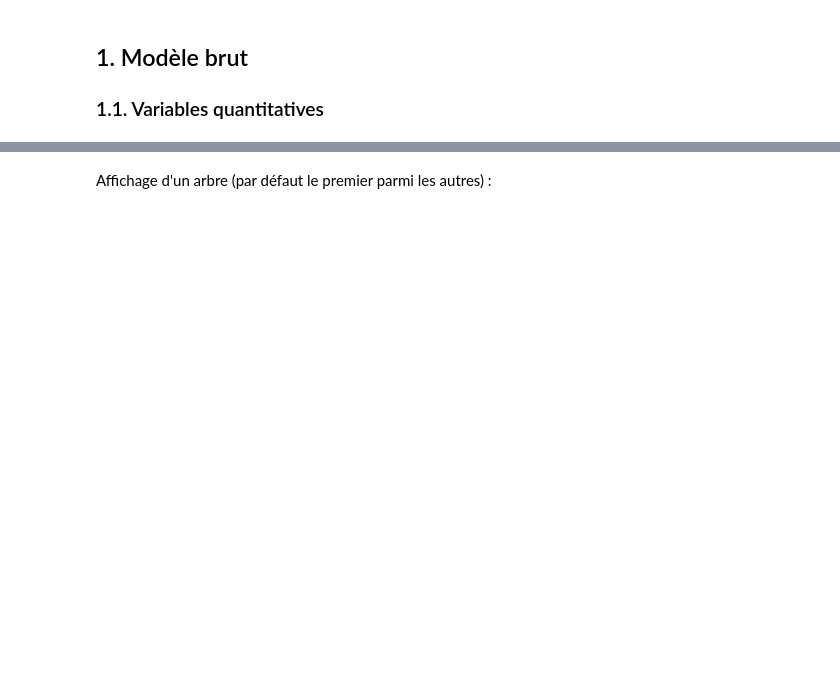
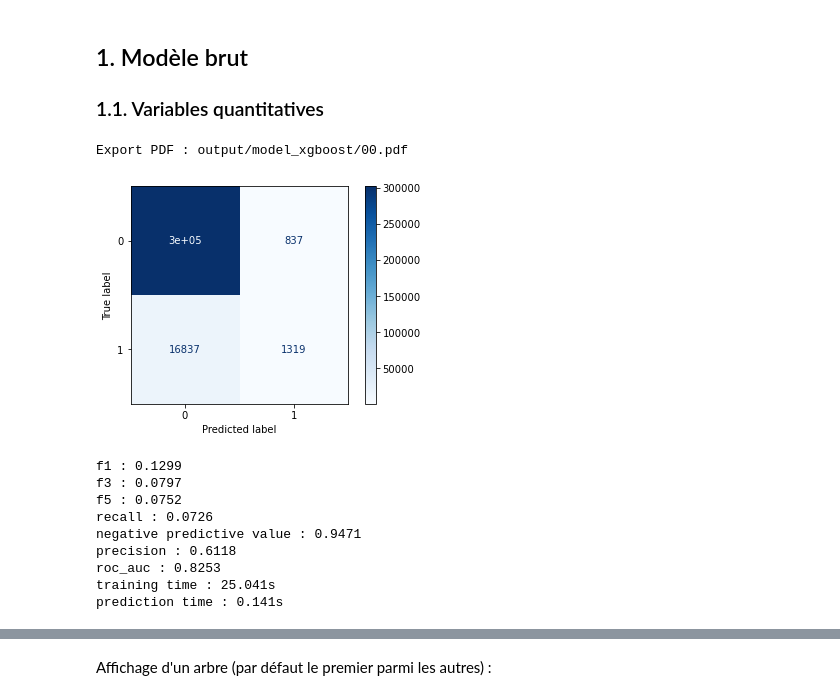
Before and after one commit to baptiste-pasquier/statapp, a Jupyter notebook: model_xgboost.ipynb, the cells around one changed output, grey strips where cells are left out. Drawn from its saved outputs; the diff is of its cells as text; code cells hidden in the pictures; blank space fills up the shorter version.

Commit message:
calcul XGBoost

```diff
--- a/model_xgboost.ipynb
+++ b/model_xgboost.ipynb
@@ -15,17 +15,9 @@ from xgboost import XGBClassifier
 
 from tools import (Modelisation, SearchCV, best_score_CV, datasets,
                    graph_2scores_CV, graph_2scores_CV_comp, graph_3scores_CV,
-                   graph_param_CV, restauration_CV)
+                   graph_param_CV, restauration_CV, PDF)
 
-## Matplotlib :
-# Pour affichage interactif (notamment 3D) dans notebook
-# %matplotlib widget
-
-# Pour affichage interactif (notamment 3D) dans une fenêtre qt externe au notebook
-# %matplotlib qt
-
-# Pour affichage simple dans notebook
-# %config InlineBackend.figure_format = 'png'
+pdf = PDF('output/model_xgboost/')
 
 t = time.time()
 # %%
@@ -46,6 +74,18 @@ len(y[y == 0]) / (len(y[y == 1]))
 ### 1.1. Variables quantitatives
 # %%
 m = Modelisation(X_quant, y, XGBClassifier(n_jobs=-1))
-m.show_conf_matrix()
+m.show_conf_matrix(pdf=pdf)
 m.show_metrics_score()
+# %% [output]
+Export PDF : output/model_xgboost/00.pdf
+[figure, added]
+f1 : 0.1299
+f3 : 0.0797
+f5 : 0.0752
+recall : 0.0726
+negative predictive value : 0.9471
+precision : 0.6118
+roc_auc : 0.8253
+training time : 25.041s
+prediction time : 0.141s
 # %%
```
Also changed, not shown: parts of 72 cells of this notebook, 36 other files.
